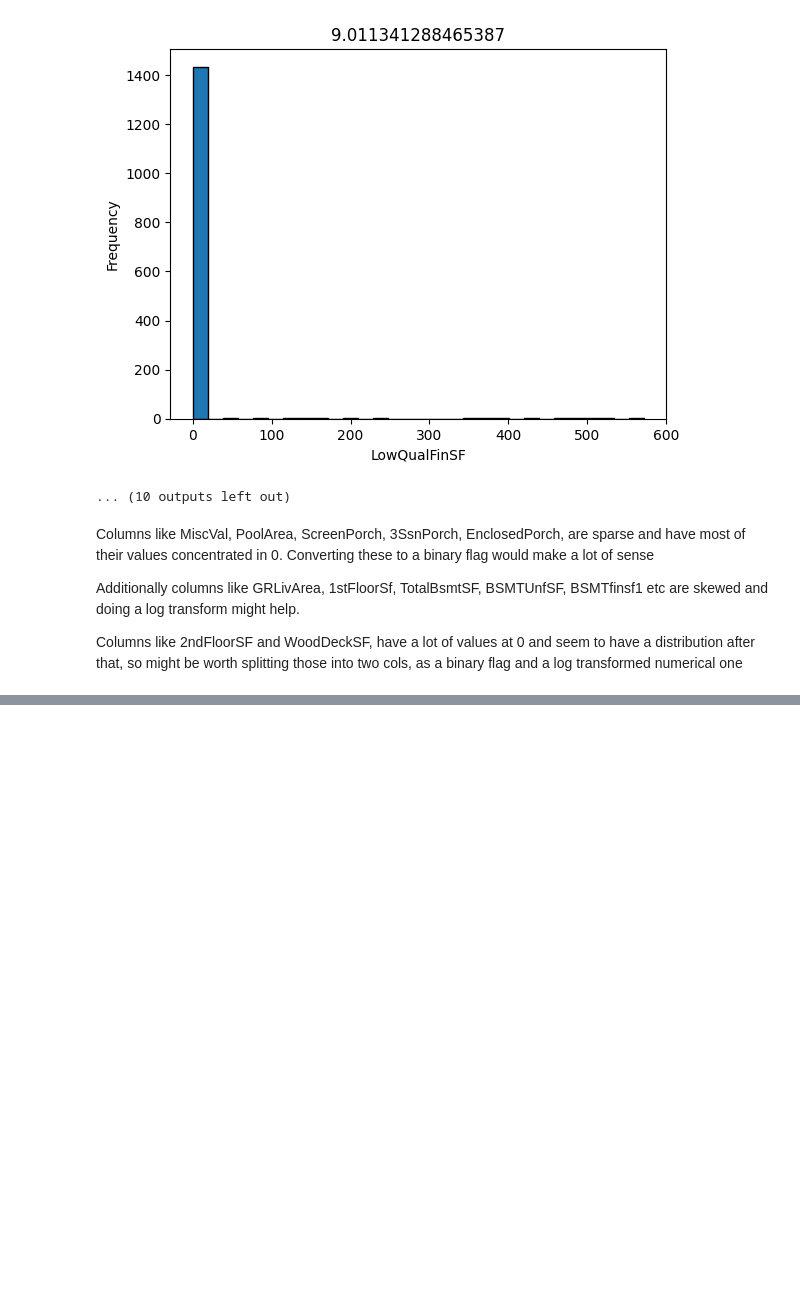
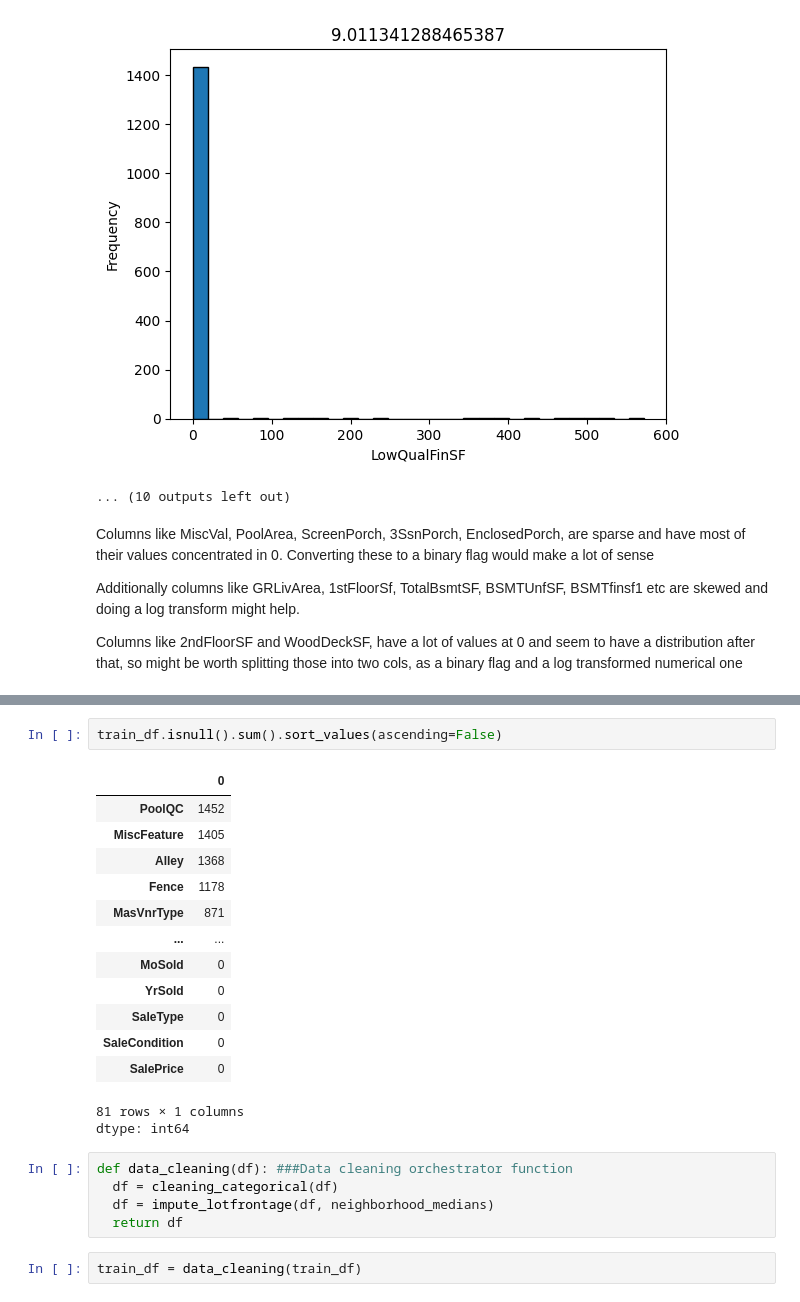
Before and after one commit to ShriVarshaan/kaggle_projects, a Jupyter notebook: 04_house_prices_advanced/04_house_prices_advanced.ipynb, the cells around one changed output, grey strips where cells are left out. Drawn from its saved outputs; the diff is of its cells as text; blank space fills up the shorter version.

```diff
--- a/04_house_prices_advanced/04_house_prices_advanced.ipynb
+++ b/04_house_prices_advanced/04_house_prices_advanced.ipynb
@@ -216,0 +295,24 @@ Columns like 2ndFloorSF and WoodDeckSF, have a lot of values at 0 and seem to ha
+# %%
+train_df.isnull().sum().sort_values(ascending=False)
+# %% [output]
+|  | 0 |
+| PoolQC | 1452 |
+| MiscFeature | 1405 |
+| Alley | 1368 |
+| Fence | 1178 |
+| MasVnrType | 871 |
+| ... | ... |
+| MoSold | 0 |
+| YrSold | 0 |
+| SaleType | 0 |
+| SaleCondition | 0 |
+| SalePrice | 0 |
+81 rows × 1 columns
+dtype: int64
+# %%
+def data_cleaning(df): ###Data cleaning orchestrator function
+  df = cleaning_categorical(df)
+  df = impute_lotfrontage(df, neighborhood_medians)
+  return df
+# %%
+train_df = data_cleaning(train_df)
```
Also changed, not shown: parts of 8 cells of this notebook.
